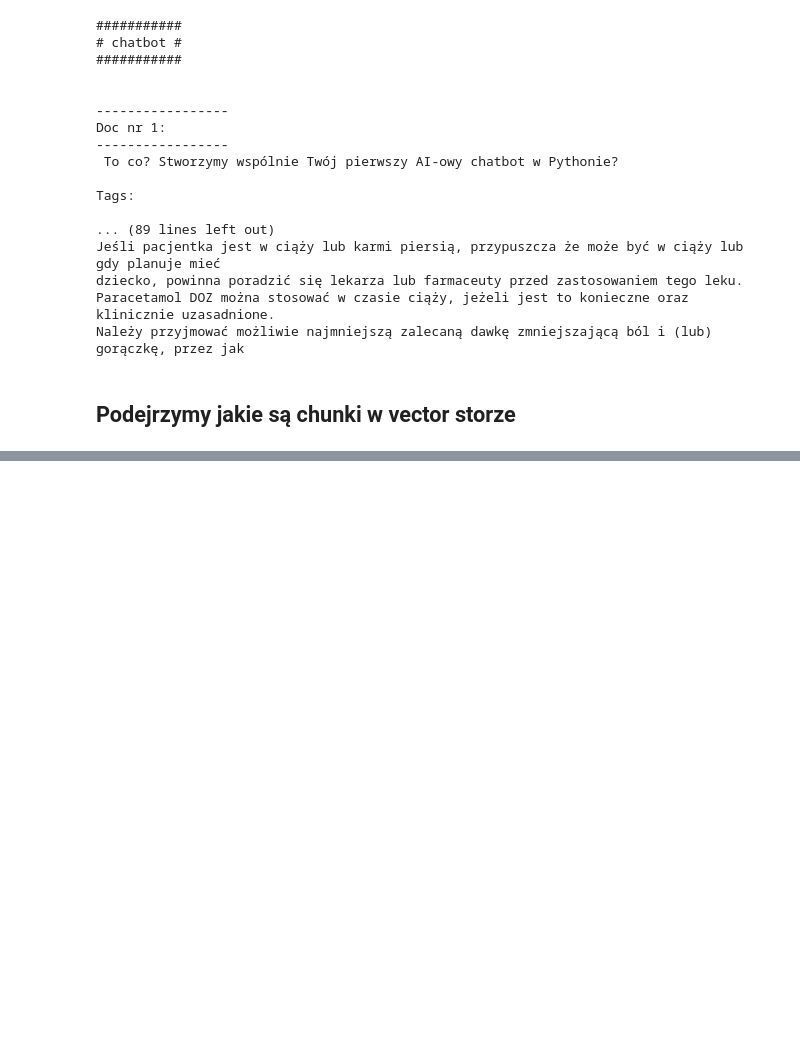
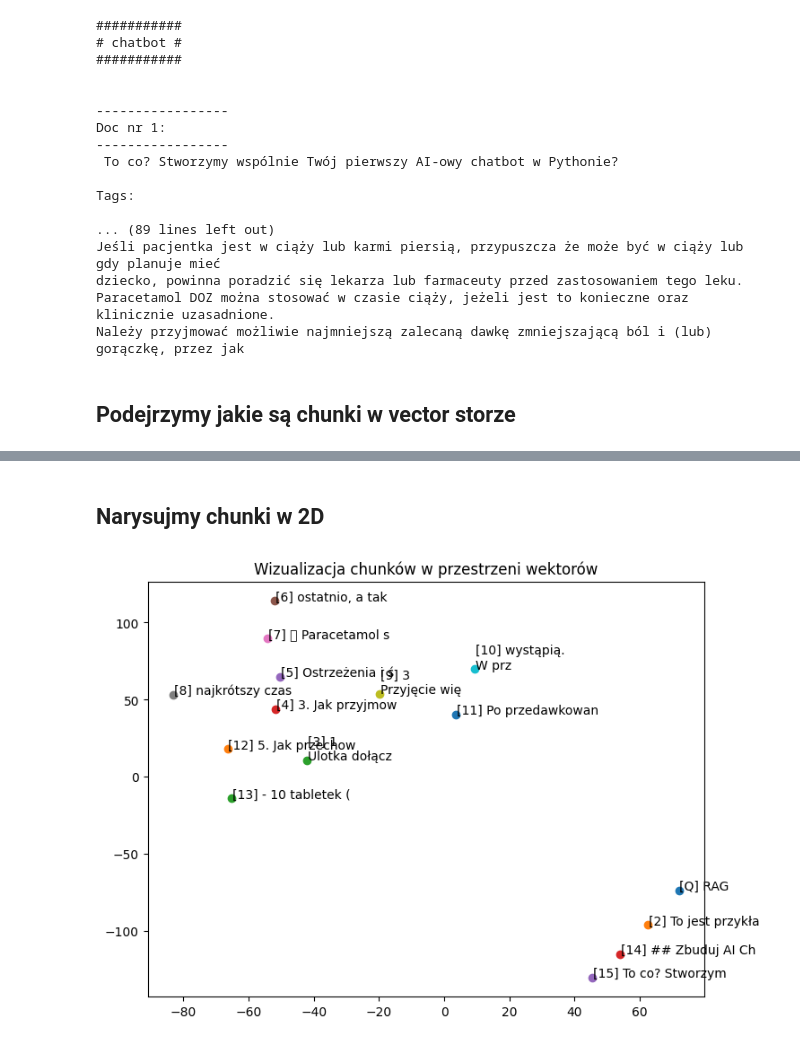
Before and after one commit to j-fryc/developers-day, a Jupyter notebook: rag-workshop/notebooks/02_knowledge.ipynb, the cells around one changed output, grey strips where cells are left out. Drawn from its saved outputs; the diff is of its cells as text; code cells hidden in the pictures; blank space fills up the shorter version.

Commit message:
Add visualization

```diff
--- a/rag-workshop/notebooks/02_knowledge.ipynb
+++ b/rag-workshop/notebooks/02_knowledge.ipynb
@@ -130,0 +131,27 @@ data_df
+# %% [markdown]
+## Narysujmy chunki w 2D
+# %%
+from sklearn.manifold import TSNE
+import matplotlib.pyplot as plt
+import numpy as np
+
+vectors = list(map(lambda x: x['vector'], knowledge_base.vectorstore.store.values()))
+vectors_labels = list(map(lambda x: x['text'][:15], knowledge_base.vectorstore.store.values()))
+question = 'RAG'
+question_vector = knowledge_base.vectorstore.embeddings.embed_documents([question])
+
+tsne = TSNE(n_components=2, perplexity=3, random_state=42)
+embeddings_2d = tsne.fit_transform(np.array(question_vector + vectors))
+
+plt.figure(figsize=(8,6))
+for i, point in enumerate(embeddings_2d):
+    plt.scatter(point[0], point[1])
+    if i == 0:
+        plt.annotate(f"[Q] {question}", (point[0]+0.2, point[1]+0.2))
+    else:
+        plt.annotate(f"[{i+1}] {vectors_labels[i-1]}", (point[0]+0.2, point[1]+0.2))
+
+plt.title("Wizualizacja chunków w przestrzeni wektorów")
+plt.show()
+# %% [output]
+[figure, added]
```
Also changed, not shown: parts of 4 cells of this notebook.
